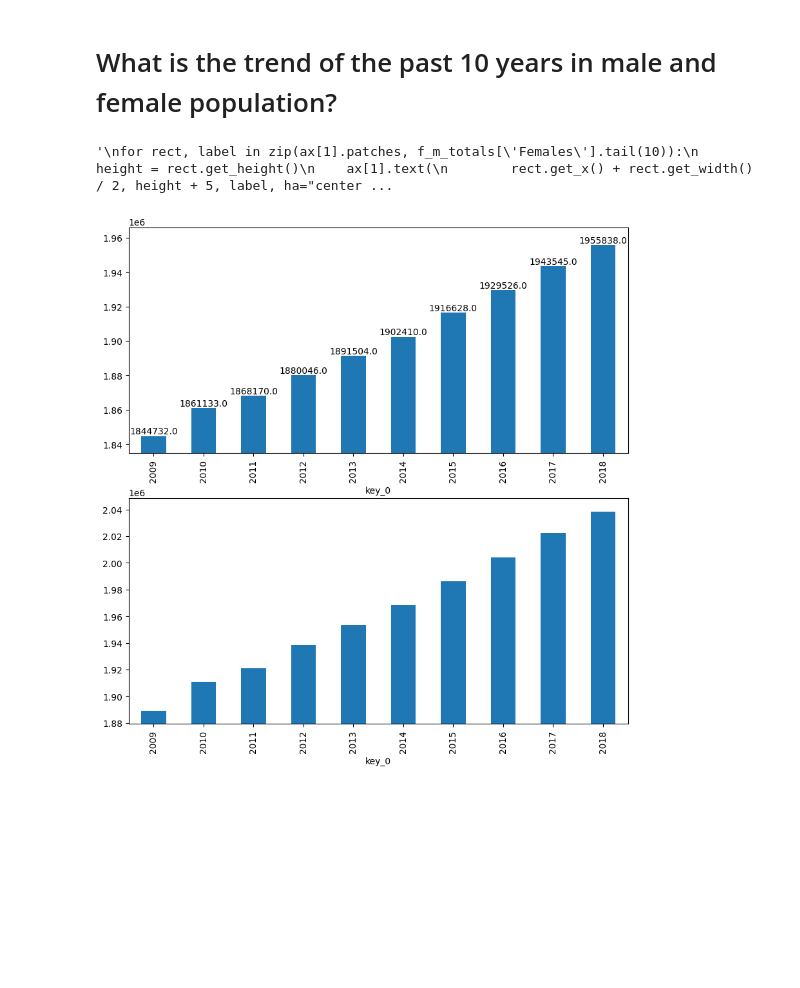
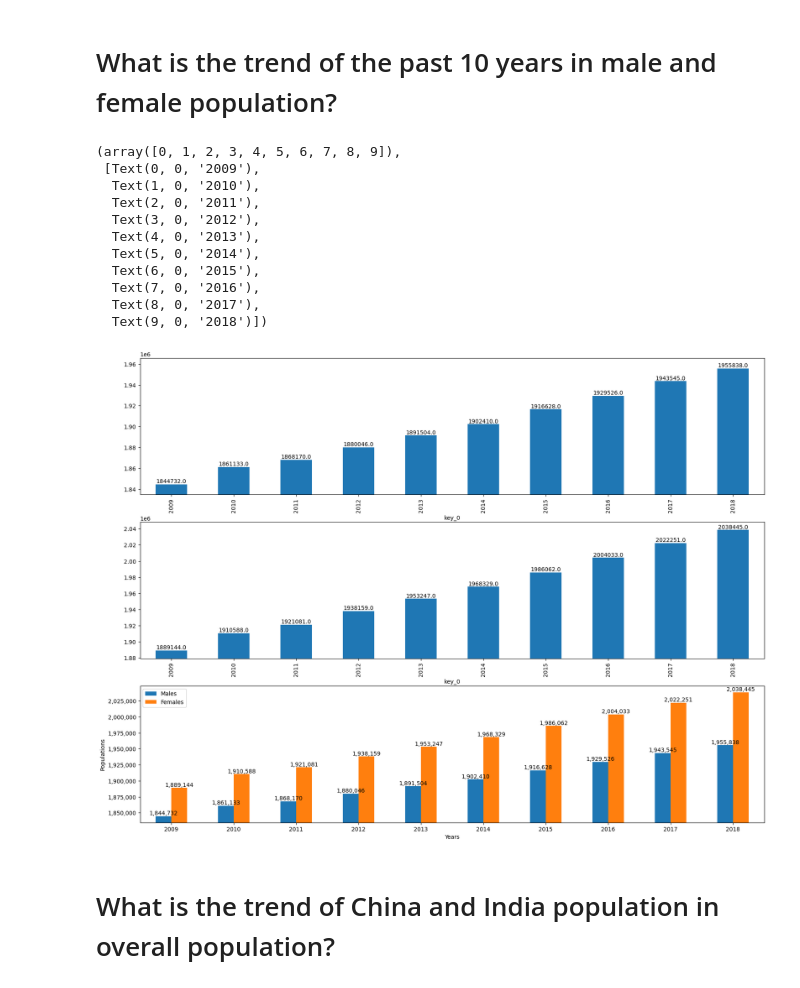
Before and after one commit to zenbaei/Data_Stats_Practice, a Jupyter notebook: singapore_cs.ipynb, the cells around one changed output. Cells and saved outputs as stored; diff of their text form; code cells hidden in the pictures; blank space fills up the shorter version.

```diff
--- a/singapore_cs.ipynb
+++ b/singapore_cs.ipynb
@@ -176,33 +177,59 @@ filtered['key_0'].reset_index()
 # %%
 males = f_m_totals['Males'].tail(10)
 males.index = f_m_totals['key_0'].tail(10)
 
 females = f_m_totals['Females'].tail(10)
 females.index = males.index
 
 
-fig, ax = plt.subplots(2, figsize=(10,10))
+fig, ax = plt.subplots(3, figsize=(20,15))
 
 ax[0].set_ylim(males.min() - 10000, males.max() + 10000)
 males.plot.bar(ax=ax[0])
 
 for rect, label in zip(ax[0].patches, males):
     height = rect.get_height()
     ax[0].text(
         rect.get_x() + rect.get_width() / 2, height + 5, label, ha="center", va="bottom"
     )
 
 ax[1].set_ylim(females.min() - 10000, females.max() + 10000)
 #ax[1].bar_label(ax[1].containers[0], label_type= 'edge', lables=females)
 females.plot.bar(ax=ax[1])
 
-"""
+
 for rect, label in zip(ax[1].patches, f_m_totals['Females'].tail(10)):
     height = rect.get_height()
     ax[1].text(
         rect.get_x() + rect.get_width() / 2, height + 5, label, ha="center", va="bottom"
     )
-"""
+
+
+fmt = lambda x : '{:,.0f}'.format(x)
+
+p = f_m_totals.tail(10).set_index('key_0').plot.bar(ax = ax[2])
+p.set_ylim(males.min() - 10000, females.max() + 10000)
+p.bar_label(p.containers[0], labels=males.apply(func= fmt))
+p.bar_label(p.containers[1], labels= females.apply(func = fmt))
+p.set_xlabel('Years')
+p.set_ylabel('Populations')
+p.ticklabel_format(style='plain', useOffset=False, axis='y')
+p.yaxis.set_major_formatter(mpl.ticker.StrMethodFormatter('{x:,.0f}'))
+plt.xticks(rotation=360)
+
+# The trend is linear for both male and female during the last 10 years, having the female populations more than the male in all years
 # %% [output]
-'\nfor rect, label in zip(ax[1].patches, f_m_totals[\'Females\'].tail(10)):\n    height = rect.get_height()\n    ax[1].text(\n        rect.get_x() + rect.get_width() / 2, height + 5, label, ha="center ...
+(array([0, 1, 2, 3, 4, 5, 6, 7, 8, 9]),
+ [Text(0, 0, '2009'),
+  Text(1, 0, '2010'),
+  Text(2, 0, '2011'),
+  Text(3, 0, '2012'),
+  Text(4, 0, '2013'),
+  Text(5, 0, '2014'),
+  Text(6, 0, '2015'),
+  Text(7, 0, '2016'),
+  Text(8, 0, '2017'),
+  Text(9, 0, '2018')])
-[figure, old version]
+[figure, new version]
+# %% [markdown]
+# What is the trend of China and India population in overall population?
```
Also changed, not shown: parts of 11 cells of this notebook.
